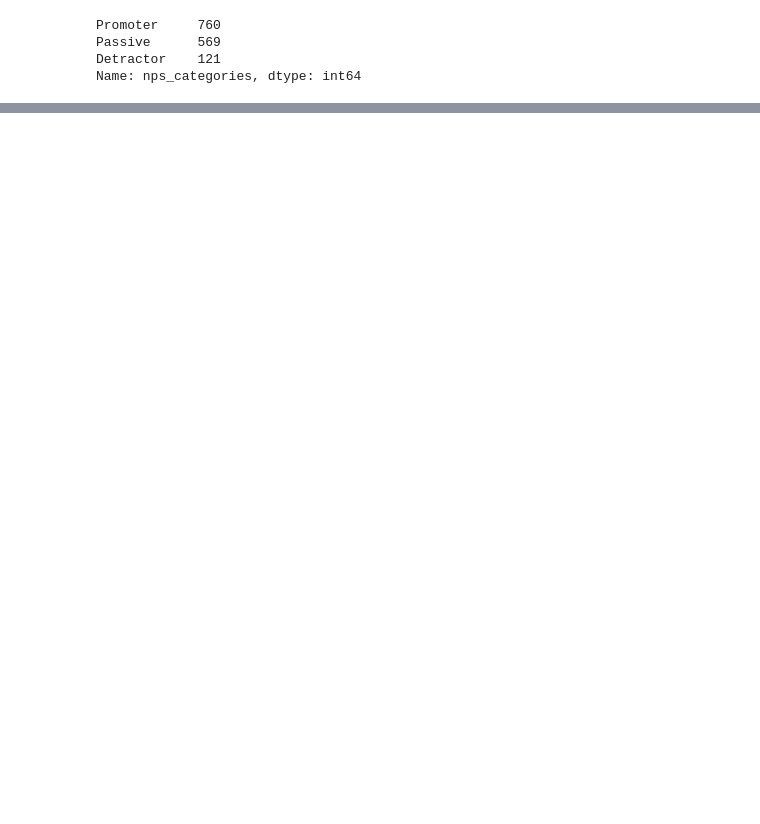
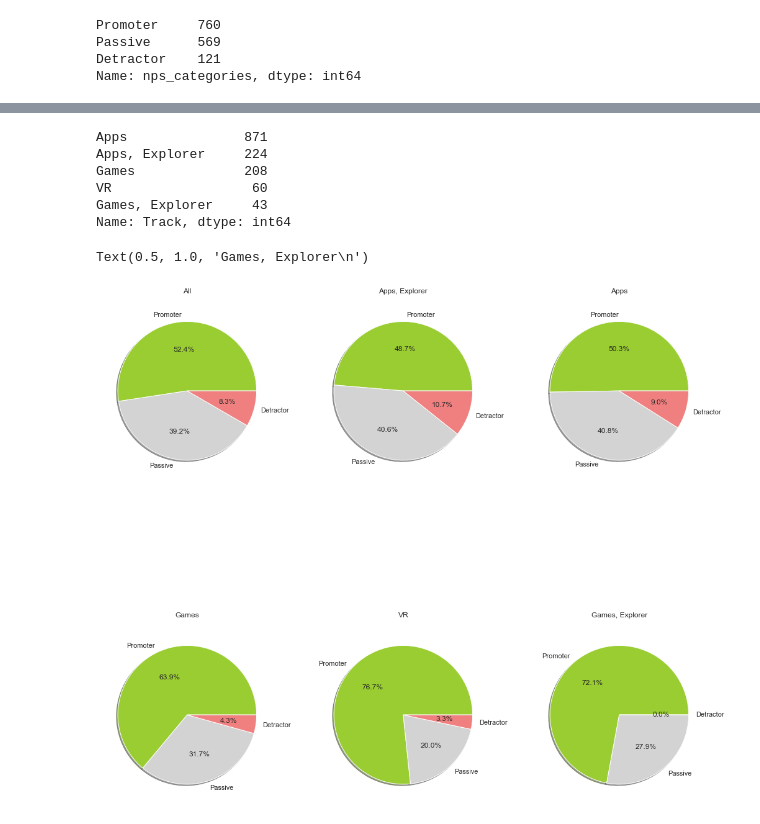
Before and after one commit to angelinaolmedo7/DS-1.1, a Jupyter notebook: summerAcademyNPS/Summer_Academy_NPS_Data.ipynb, the cells around one changed output, grey strips where cells are left out. Saved outputs shown, nothing was run; the diff lists cells and outputs as text; code cells hidden in the pictures; blank space fills up the shorter version.

```diff
--- a/summerAcademyNPS/Summer_Academy_NPS_Data.ipynb
+++ b/summerAcademyNPS/Summer_Academy_NPS_Data.ipynb
@@ -59,0 +87,45 @@ Name: nps_categories, dtype: int64
+# %%
+df_rated["Track"].value_counts()
+# %% [output]
+Apps               871
+Apps, Explorer     224
+Games              208
+VR                  60
+Games, Explorer     43
+Name: Track, dtype: int64
+# %%
+fig, axs = plt.subplots(2, 3, figsize=(15,15))
+fig.tight_layout(pad=3.0)
+
+nps_df = df_rated["nps_categories"].value_counts()
+axs[0,0].pie(nps_df.values, labels=["Promoter", "Passive", "Detractor"], colors=colors, autopct='%1.1f%%', shadow=True)
+axs[0,0].set_title("All\n")
+centre_circle = plt.Circle((0,0),0.75, color='black', fc='white', linewidth=1.25)
+
+df_apps_exp_rated = df_rated.loc[df['Track'] == 'Apps, Explorer']
+nps_df = df_apps_exp_rated["nps_categories"].value_counts()
+axs[0,1].pie(nps_df.values, labels=["Promoter", "Passive", "Detractor"], colors=colors, autopct='%1.1f%%', shadow=True)
+axs[0,1].set_title("Apps, Explorer\n")
+
+df_apps_exp_rated = df_rated.loc[df['Track'] == 'Apps']
+nps_df = df_apps_exp_rated["nps_categories"].value_counts()
+axs[0,2].pie(nps_df.values, labels=["Promoter", "Passive", "Detractor"], colors=colors, autopct='%1.1f%%', shadow=True)
+axs[0,2].set_title("Apps\n")
+
+df_apps_exp_rated = df_rated.loc[df['Track'] == 'Games']
+nps_df = df_apps_exp_rated["nps_categories"].value_counts()
+axs[1,0].pie(nps_df.values, labels=["Promoter", "Passive", "Detractor"], colors=colors, autopct='%1.1f%%', shadow=True)
+axs[1,0].set_title("Games\n")
+
+df_apps_exp_rated = df_rated.loc[df['Track'] == 'VR']
+nps_df = df_apps_exp_rated["nps_categories"].value_counts()
+axs[1,1].pie(nps_df.values, labels=["Promoter", "Passive", "Detractor"], colors=colors, autopct='%1.1f%%', shadow=True)
+axs[1,1].set_title("VR\n")
+
+df_apps_exp_rated = df_rated.loc[df['Track'] == 'Games, Explorer']
+nps_df = df_apps_exp_rated["nps_categories"].value_counts()
+axs[1,2].pie(nps_df.values, labels=["Promoter", "Passive", "Detractor"], colors=colors, autopct='%1.1f%%', shadow=True)
+axs[1,2].set_title("Games, Explorer\n")
+# %% [output]
+Text(0.5, 1.0, 'Games, Explorer\n')
+[figure, added]
```
Also changed, not shown: parts of 18 cells of this notebook.
